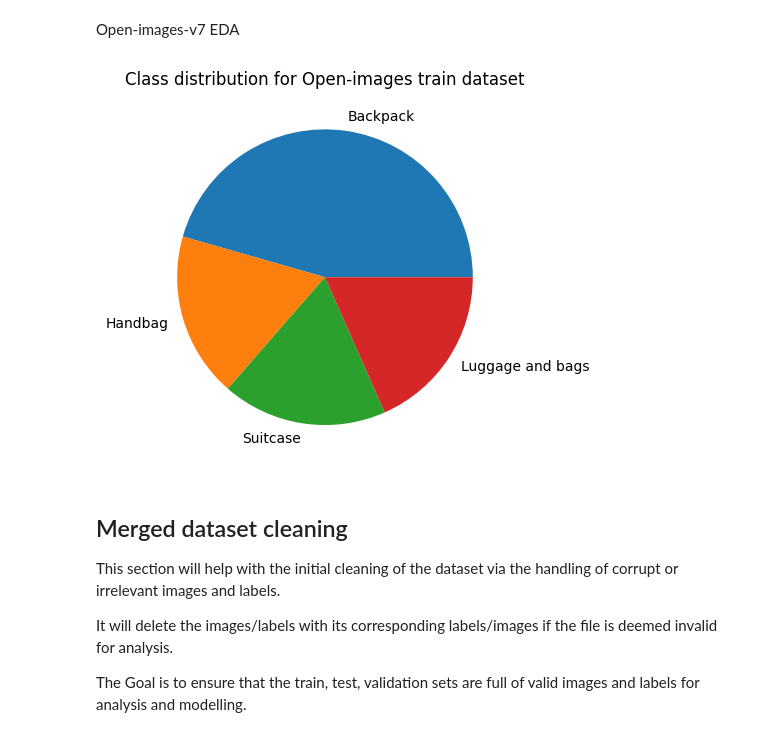
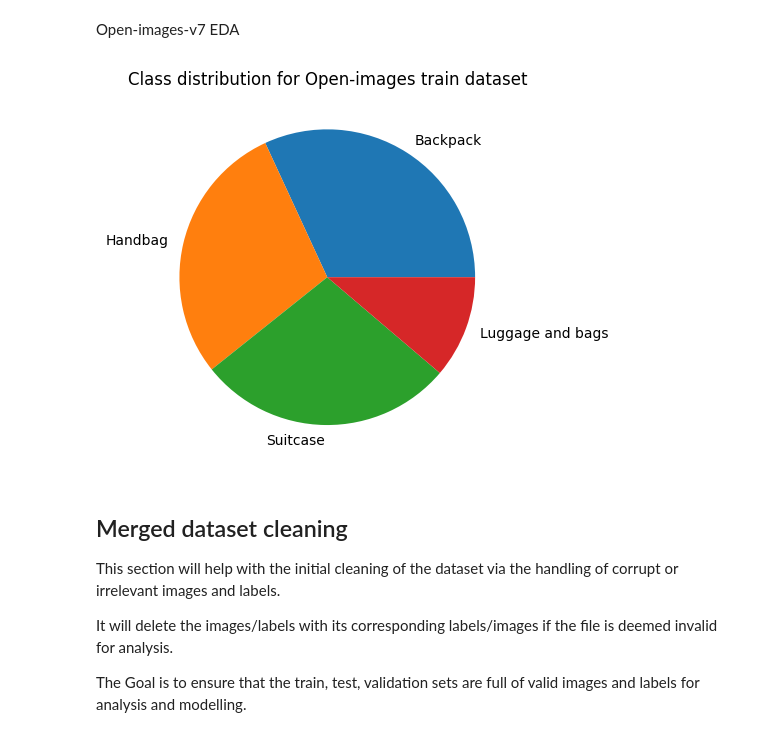
Before and after one commit to defnamboi/CDS_2026Spring_project, a Jupyter notebook: notebook/exploratory/EDA.ipynb, the cells around one changed output. Saved outputs shown, nothing was run; the diff lists cells and outputs as text; code cells hidden in the pictures.

```diff
--- a/notebook/exploratory/EDA.ipynb
+++ b/notebook/exploratory/EDA.ipynb
@@ -7,27 +7,27 @@ from PIL import Image
 import cv2
 import os
 # %%
-OI_label_dir = "../../data/raw_data/bag_detection_dataset/labels/train"
+OI_label_dir = "../../bag_detection_dataset/labels/train"
 # print(os.listdir(OI_label_dir))
 counter = {}
 try:
     for file in os.listdir(OI_label_dir):
         if file.endswith(".txt"):
             #need to use os.path.join to access indiv .txt file,else permission issue
             with open(os.path.join(OI_label_dir,file),"r") as f:
                 lines = f.readlines()
                 for line in lines:
                     class_id = line.split()[0]
                     counter[class_id] = counter.get(class_id, 0) + 1
 except Exception as e:
     print(f'Error with file processing:{e}')
 
 chart_labels = {0: "Backpack",1:"Handbag",2:"Suitcase",3:"Luggage and bags"}
 plt.pie(counter.values(),labels = chart_labels.values())
 plt.title("Class distribution for Open-images train dataset")
 plt.show()
 # %% [output]
-[figure, old version]
+[figure, new version]
 # %% [markdown]
 ## Merged dataset cleaning
 
```
Also changed, not shown: parts of 6 cells of this notebook.
